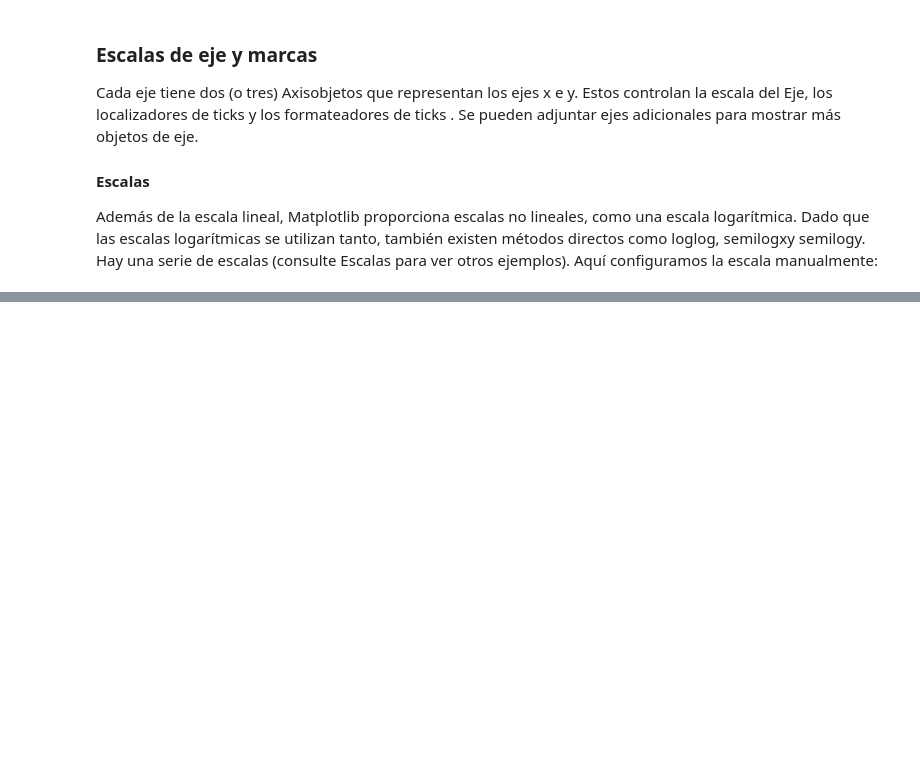
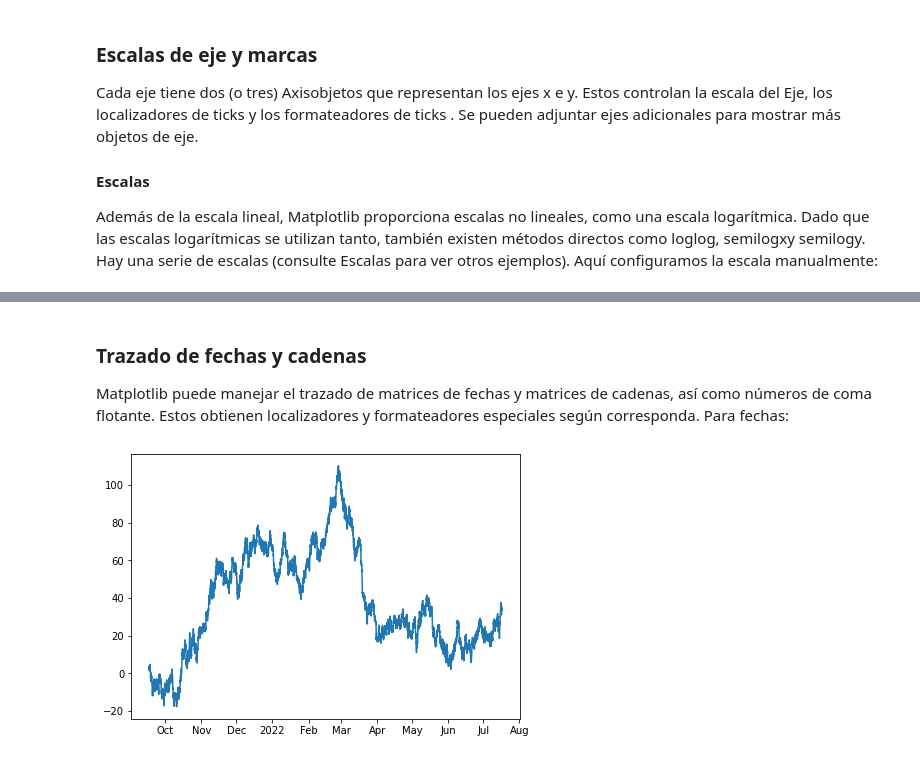
Before and after one commit to leafarJS/python_matplotlib, a Jupyter notebook: 01_introduction.ipynb, the cells around one changed output, grey strips where cells are left out. Drawn from its saved outputs; the diff is of its cells as text; code cells hidden in the pictures; blank space fills up the shorter version.

```diff
--- a/01_introduction.ipynb
+++ b/01_introduction.ipynb
@@ -249,0 +271,13 @@ axs[1].plot(xdata, dat1)
+# %% [markdown]
+### Trazado de fechas y cadenas
+Matplotlib puede manejar el trazado de matrices de fechas y matrices de cadenas, así como números de coma flotante. Estos obtienen localizadores y formateadores especiales según corresponda. Para fechas:
+# %%
+fig, ax = plt.subplots(figsize=(6, 4), layout='constrained')
+dates = np.arange(np.datetime64('2021-09-17'), np.datetime64('2022-07-17'),
+                  np.timedelta64(1, 'h'))
+data = np.cumsum(np.random.randn(len(dates)))
+ax.plot(dates, data)
+cdf = mpl.dates.ConciseDateFormatter(ax.xaxis.get_major_locator())
+ax.xaxis.set_major_formatter(cdf);
+# %% [output]
+[figure, added]
```
Also changed, not shown: parts of 18 cells of this notebook.
